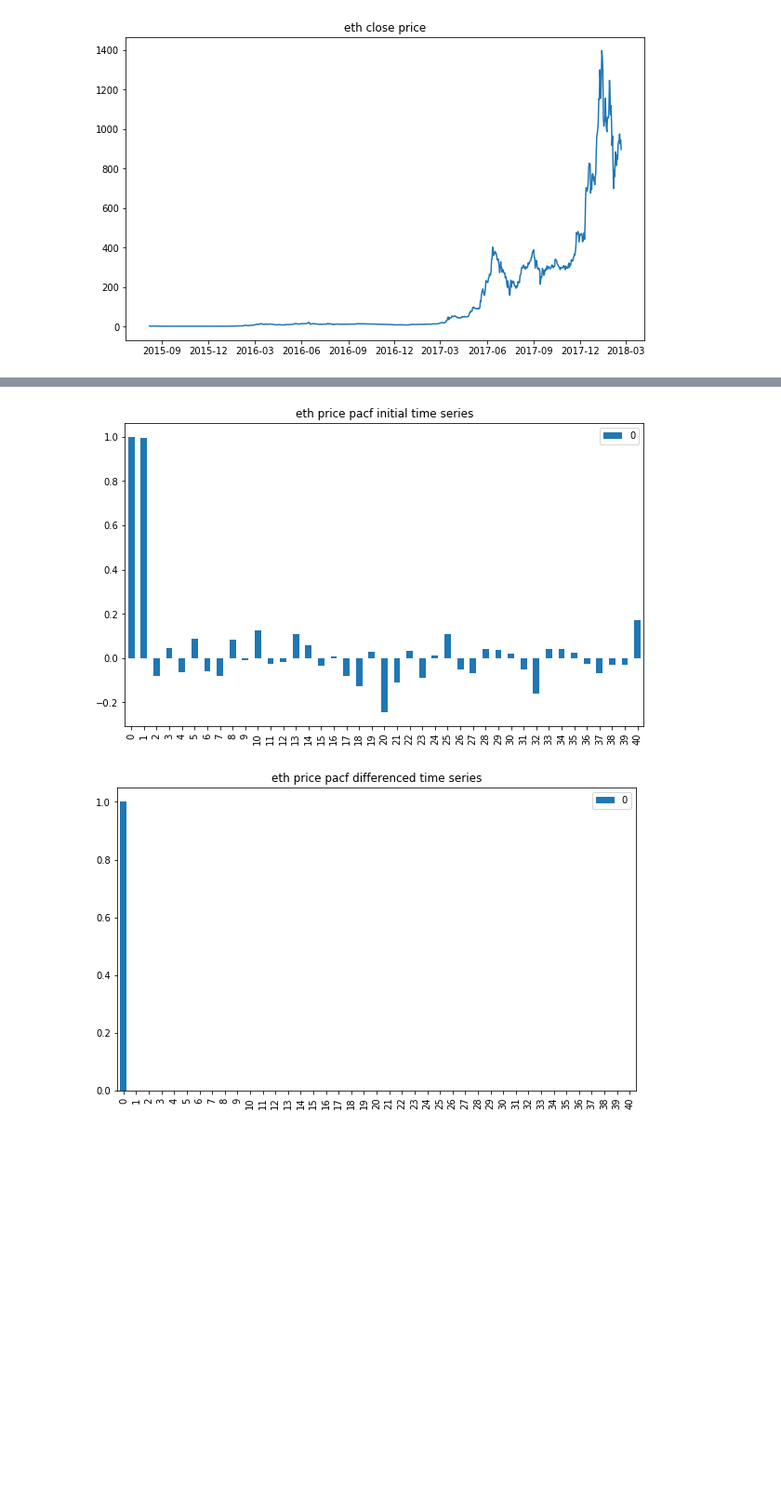
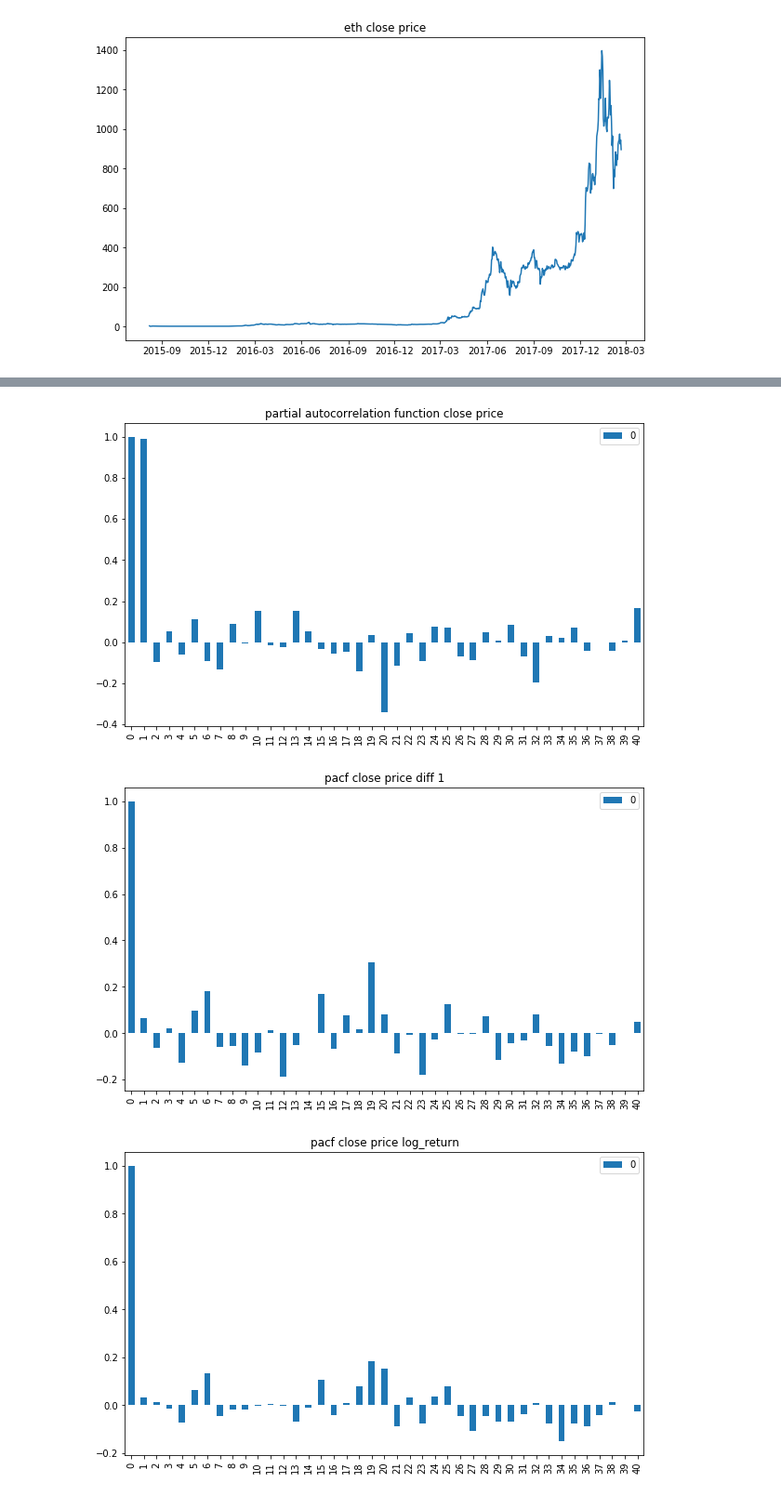
Before and after one commit to brianmcguckin/thinkful_unit_06_specializations, a Jupyter notebook: 06_01_06_challenge_time_series_analysis.ipynb, the cells around one changed output, grey strips where cells are left out. Shown at 93% size. Drawn from its saved outputs; the diff is of its cells as text; code cells hidden in the pictures; blank space fills up the shorter version.

```diff
--- a/06_01_06_challenge_time_series_analysis.ipynb
+++ b/06_01_06_challenge_time_series_analysis.ipynb
@@ -111,0 +224,19 @@ plt.show()
+# %%
+eth_price2['log_return'] = (np.log(eth_price2.Close)
+                        - np.log(eth_price2.Close.shift(1)))
+
+plt.figure(figsize=(16,6))
+plt.suptitle('close price after 2017-05 log return')
+
+plt.subplot(121)
+plt.plot(eth_price2['Date'], eth_price2['log_return'])
+
+plt.subplot(122)
+plt.hist(eth_price2['log_return'][2:])
+
+plt.show()
+
+print('adf: {0}\npval: {1}\ncritical vals {2}'.format(
+    adfuller(eth_price2['log_return'][2:])[0],
+    adfuller(eth_price2['log_return'][2:])[1],
+    adfuller(eth_price2['log_return'][2:])[4]))
@@ -112,15 +248,21 @@ plt.show()
 # %%
 from statsmodels.tsa.stattools import pacf
-x_acf_close = pd.DataFrame(pacf(eth_price.Close))
-x_acf_diff_1 = pd.DataFrame(pacf(eth_price.diff_1))
 
-x_acf_close.plot(kind='bar', figsize=(10,6))
-plt.title('eth price pacf initial time series')
+x_acf = pd.DataFrame(pacf(eth_price2.Close))
+x_acf.plot(kind='bar', figsize=(10,6))
+plt.title('partial autocorrelation function close price')
 plt.show()
 
-x_acf_diff_1.plot(kind='bar', figsize=(10,6))
-plt.title('eth price pacf differenced time series')
+x_acf2 = pd.DataFrame(pacf(eth_price2.diff_1[1:]))
+x_acf2.plot(kind='bar', figsize=(10,6))
+plt.title('pacf close price diff 1')
 plt.show()
+
+x_acf3 = pd.DataFrame(pacf(eth_price2.log_return[1:]))
+x_acf3.plot(kind='bar', figsize=(10,6))
+plt.title('pacf close price log_return')
+plt.show()
 # %% [output]
-[figure, old version]
+[figure, new version]
-[figure, old version]
+[figure, new version]
+[figure, added]
```
Also changed, not shown: parts of 14 cells of this notebook.
